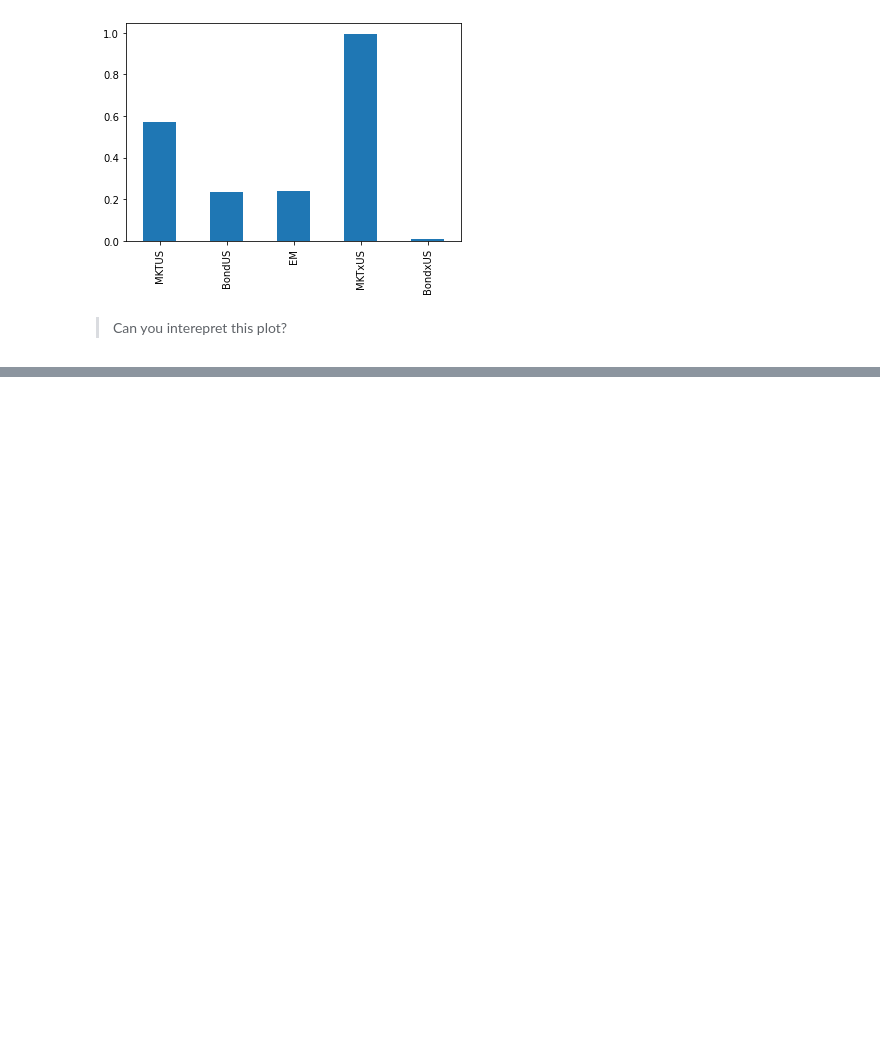
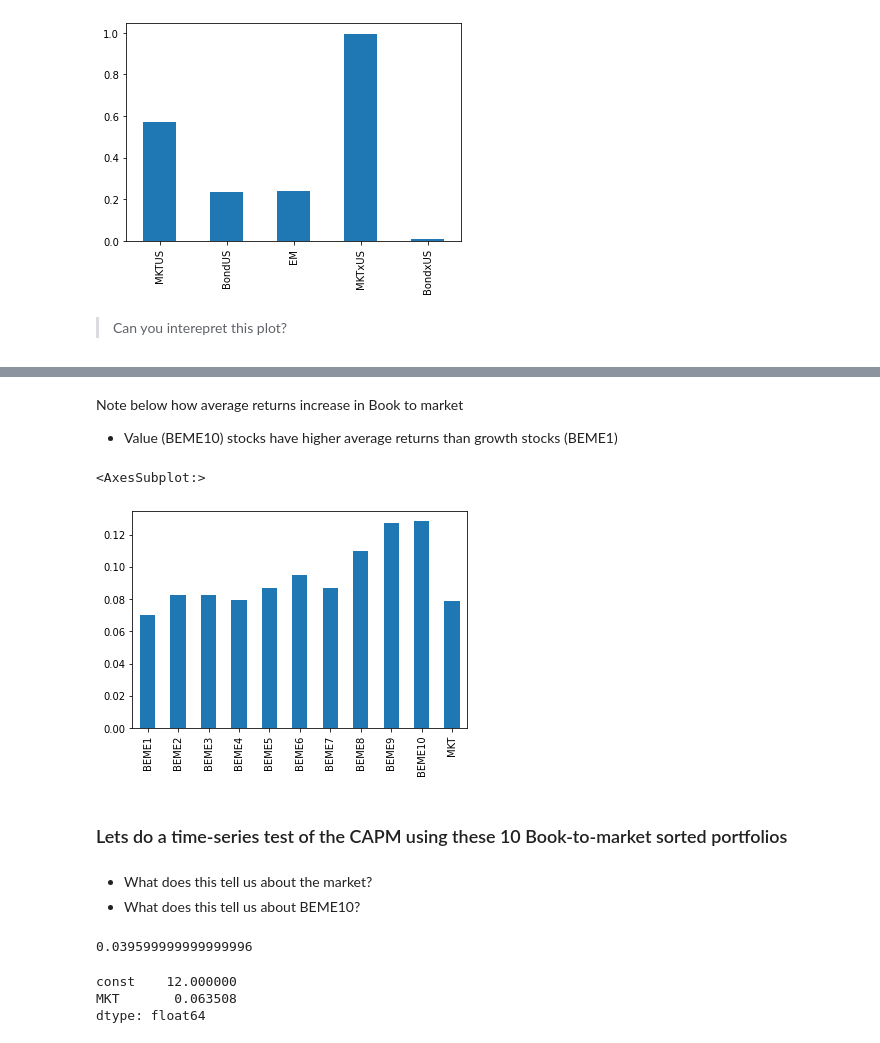
Before and after one commit to amoreira2/Lectures, a Jupyter notebook: chapters/Finance/Untitled.ipynb, the cells around one changed output, grey strips where cells are left out. Drawn from its saved outputs; the diff is of its cells as text; code cells hidden in the pictures; blank space fills up the shorter version.

```diff
--- a/chapters/Finance/Untitled.ipynb
+++ b/chapters/Finance/Untitled.ipynb
@@ -378,3 +378,31 @@ BondxUS            0.009567         0.007963
 [figure]
 # %% [markdown]
 > Can you interepret this plot?
+# %%
+# import BEME (Book-equity over Market equity) sorted portfolios
+# BEME 1 has low book to market- > Known as growth stocks (example: Tesla, Amazon, Facebook)
+
+# BEME 10 has high book to market -> Known as value stocks ( old firms: utilities, banks, insurance companies)
+
+# but it changes....
+
+url = "https://www.dropbox.com/s/gds8ho9rt1imw03/Valueportfolios.csv?dl=1"
+parser = lambda date: pd.to_datetime(date,format='%Y%m')
+Data = pd.read_csv(url,index_col=0,
+                         parse_dates=True,date_parser=parser,skiprows=23,nrows=1092,na_values=-99.99)
+
+
+# need to adjust the date to the end-of-month convention
+# (Even though both returns for a given month are end-of-month to end-of-month,
+# when we import the value portfolios, Python used the first day of the month as date.
+# To fix that, we will convert it to end-of-month
+# It is important to do that before the merge. Why? )
+Data.index=Data.index+pd.tseries.offsets.MonthEnd()
+(Data.head())
+# ready to merge with Market and RF
+
+Data=Data/100
+# %%
+# merge with factors
+df=pd.merge(Data,Factors,left_index=True,right_index=True)
+df.head()
@@ -380,0 +416,8 @@ BondxUS            0.009567         0.007963
+# %%
+# transfor in excess returns
+Re=df.copy()
+Re.iloc[:,0:10]=Re.iloc[:,0:10].subtract(Re['RF'],axis=0)
+Re.iloc[:,11]=Re.iloc[:,11].subtract(Re['RF'],axis=0)
+# take the risk-free rate column out of the database
+del Re['RF']
+Re.head()
@@ -380,0 +431,25 @@ BondxUS            0.009567         0.007963
+# %% [markdown]
+Note below how average returns increase in Book to market
+
+- Value (BEME10) stocks have higher average returns than growth stocks (BEME1)
+# %%
+(Re.mean()*12).plot.bar()
+# %% [output]
+<AxesSubplot:>
+[figure, added]
+# %% [markdown]
+### Lets do a time-series test of the CAPM using these 10 Book-to-market sorted portfolios
+# %% [markdown]
+- What does this tell us about the market?
+- What does this tell us about BEME10?
+# %%
+# We have a monthly alpha of 0.0033
+print(0.0033*12)
+# yearly alpha is about 4%
+x.mean()*12
+# yearly market premium is about 6%
+# %% [output]
+0.039599999999999996
+const    12.000000
+MKT       0.063508
+dtype: float64
```
Also changed, not shown: parts of 31 cells of this notebook, 7 other files.
